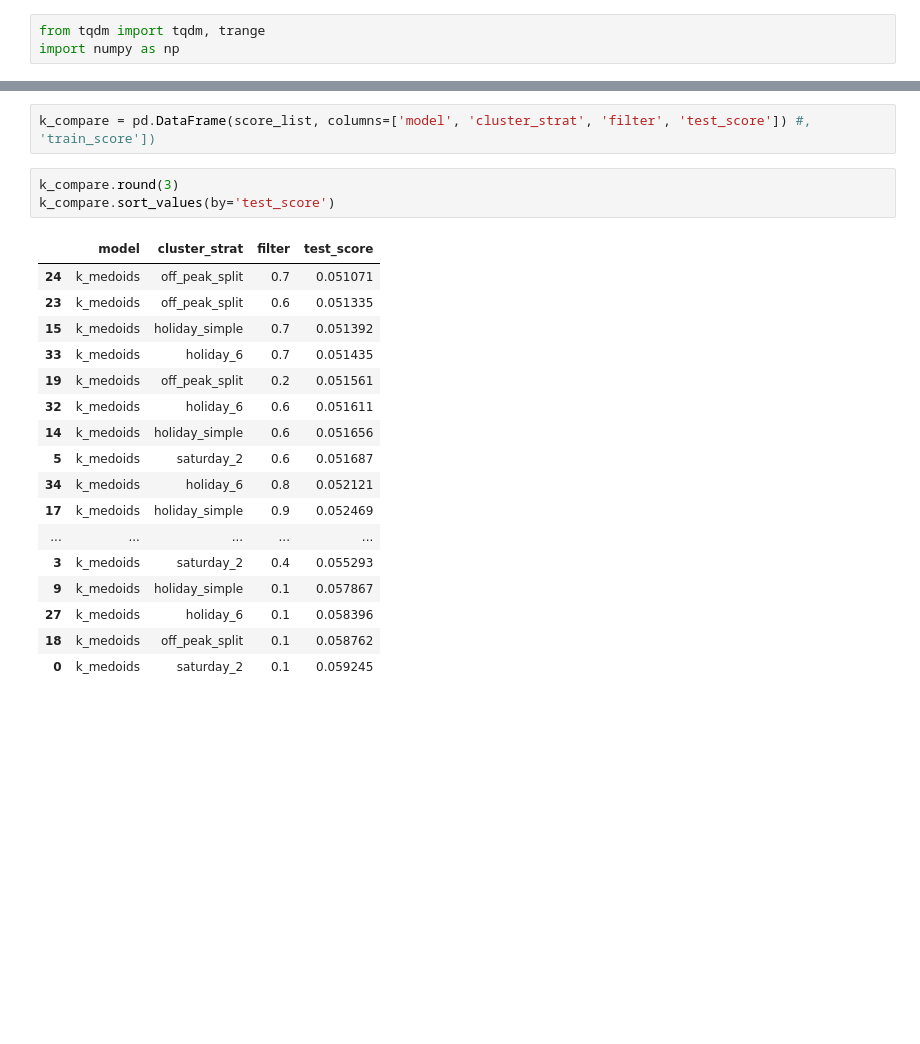
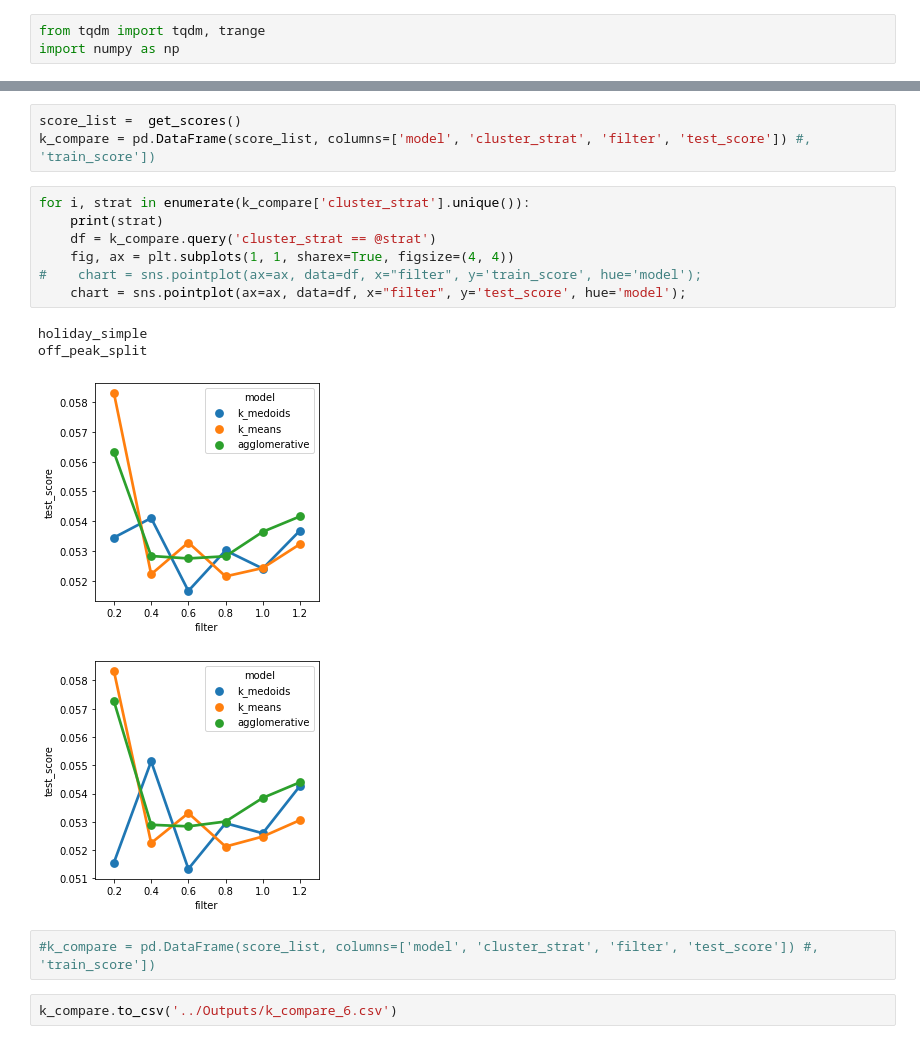
Before and after one commit to AndOleAnd/Capstone_N_A_P, a Jupyter notebook: Notebooks/kmedoids.ipynb, the cells around one changed output, grey strips where cells are left out. Drawn from its saved outputs; the diff is of its cells as text; blank space fills up the shorter version.

```diff
--- a/Notebooks/kmedoids.ipynb
+++ b/Notebooks/kmedoids.ipynb
@@ -76,24 +97,20 @@ score_list =  get_scores()
+# %%
+score_list =  get_scores()
+k_compare = pd.DataFrame(score_list, columns=['model', 'cluster_strat', 'filter', 'test_score']) #, 'train_score'])
+# %%
+for i, strat in enumerate(k_compare['cluster_strat'].unique()):
+    print(strat)
+    df = k_compare.query('cluster_strat == @strat')
+    fig, ax = plt.subplots(1, 1, sharex=True, figsize=(4, 4))
+#    chart = sns.pointplot(ax=ax, data=df, x="filter", y='train_score', hue='model');
+    chart = sns.pointplot(ax=ax, data=df, x="filter", y='test_score', hue='model');
+# %% [output]
+holiday_simple
+off_peak_split
+[figure, added]
+[figure, added]
 # %%
-k_compare = pd.DataFrame(score_list, columns=['model', 'cluster_strat', 'filter', 'test_score']) #, 'train_score'])
+#k_compare = pd.DataFrame(score_list, columns=['model', 'cluster_strat', 'filter', 'test_score']) #, 'train_score'])
-# %%
-k_compare.round(3)
-k_compare.sort_values(by='test_score')
-# %% [output]
-|  | model | cluster_strat | filter | test_score |
-| 24 | k_medoids | off_peak_split | 0.7 | 0.051071 |
-| 23 | k_medoids | off_peak_split | 0.6 | 0.051335 |
-| 15 | k_medoids | holiday_simple | 0.7 | 0.051392 |
-| 33 | k_medoids | holiday_6 | 0.7 | 0.051435 |
-| 19 | k_medoids | off_peak_split | 0.2 | 0.051561 |
-| 32 | k_medoids | holiday_6 | 0.6 | 0.051611 |
-| 14 | k_medoids | holiday_simple | 0.6 | 0.051656 |
-| 5 | k_medoids | saturday_2 | 0.6 | 0.051687 |
-| 34 | k_medoids | holiday_6 | 0.8 | 0.052121 |
-| 17 | k_medoids | holiday_simple | 0.9 | 0.052469 |
-| ... | ... | ... | ... | ... |
-| 3 | k_medoids | saturday_2 | 0.4 | 0.055293 |
-| 9 | k_medoids | holiday_simple | 0.1 | 0.057867 |
-| 27 | k_medoids | holiday_6 | 0.1 | 0.058396 |
-| 18 | k_medoids | off_peak_split | 0.1 | 0.058762 |
-| 0 | k_medoids | saturday_2 | 0.1 | 0.059245 |
+# %%
+k_compare.to_csv('../Outputs/k_compare_6.csv')
 # %%
```
Also changed, not shown: parts of 10 cells of this notebook, 1 other file.
